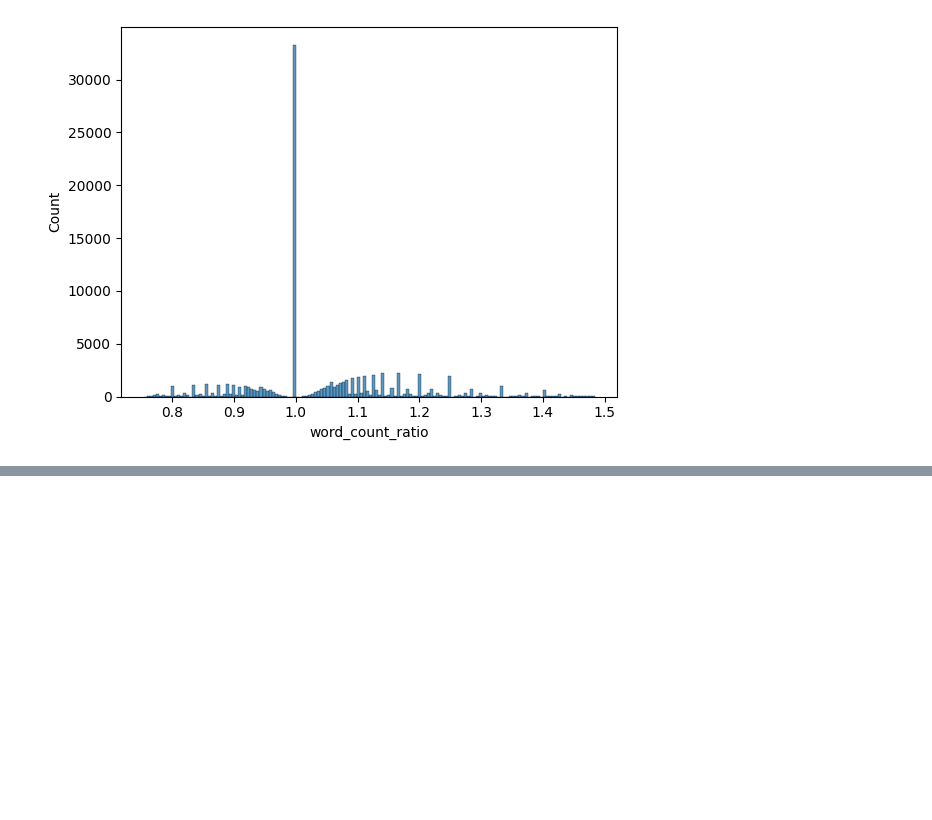
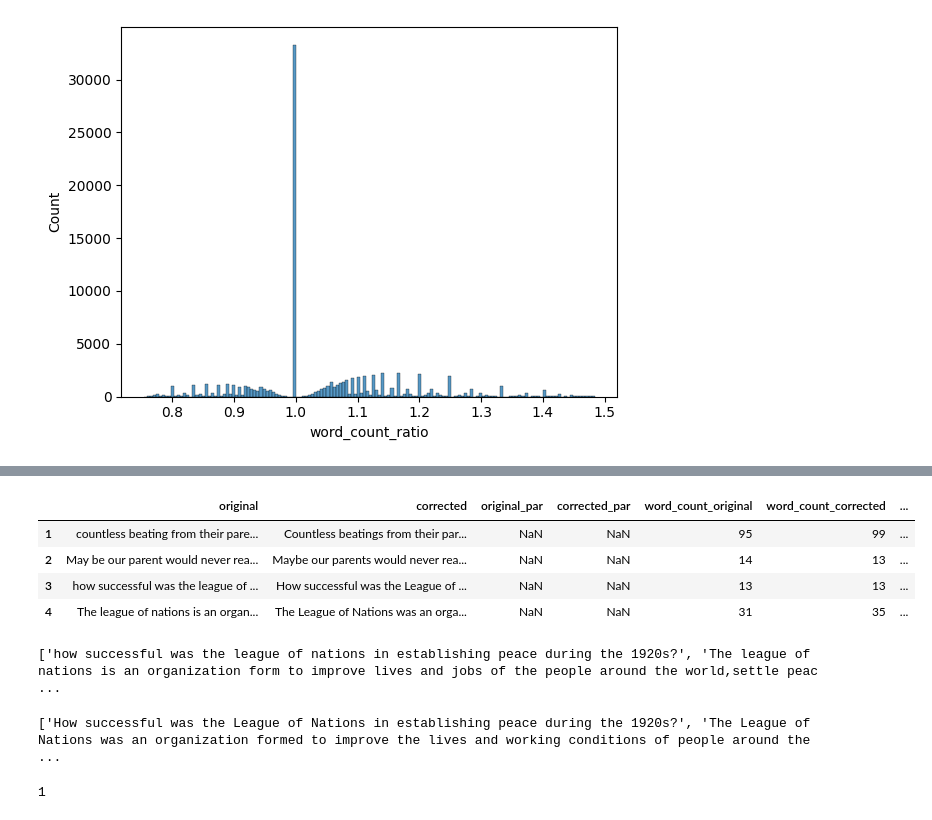
Before and after one commit to danish-sven/anlp-at2-gpt45, a Jupyter notebook: 1. Python Notebooks/data_cleaner_mandarin.ipynb, the cells around one changed output, grey strips where cells are left out. Cells and saved outputs as stored; diff of their text form; code cells hidden in the pictures; blank space fills up the shorter version.

```diff
--- a/1. Python Notebooks/data_cleaner_mandarin.ipynb
+++ b/1. Python Notebooks/data_cleaner_mandarin.ipynb
@@ -151,0 +165,8 @@ df_cor_filtered.to_csv('../3. Cleaned Data/MDNtoEN_clean_full.csv')
+# %%
+df_cor_filtered[1:5]
+# %% [output]
+|  | original | corrected | original_par | corrected_par | word_count_original | word_count_corrected | ... |
+| 1 | countless beating from their pare... | Countless beatings from their par... | NaN | NaN | 95 | 99 | ... |
+| 2 | May be our parent would never rea... | Maybe our parents would never rea... | NaN | NaN | 14 | 13 | ... |
+| 3 | how successful was the league of ... | How successful was the League of ... | NaN | NaN | 13 | 13 | ... |
+| 4 | The league of nations is an organ... | The League of Nations was an orga... | NaN | NaN | 31 | 35 | ... |
@@ -151,0 +197,12 @@ df_cor_filtered.to_csv('../3. Cleaned Data/MDNtoEN_clean_full.csv')
+# %%
+print(originals[1:5])
+# %% [output]
+['how successful was the league of nations in establishing peace during the 1920s?', 'The league of nations is an organization form to improve lives and jobs of the people around the world,settle peac ...
+# %%
+print(correcteds[1:5])
+# %% [output]
+['How successful was the League of Nations in establishing peace during the 1920s?', 'The League of Nations was an organization formed to improve the lives and working conditions of people around the  ...
+# %%
+len(originals[1][1])
+# %% [output]
+1
```
Also changed, not shown: parts of 3 cells of this notebook, 2 other files.
